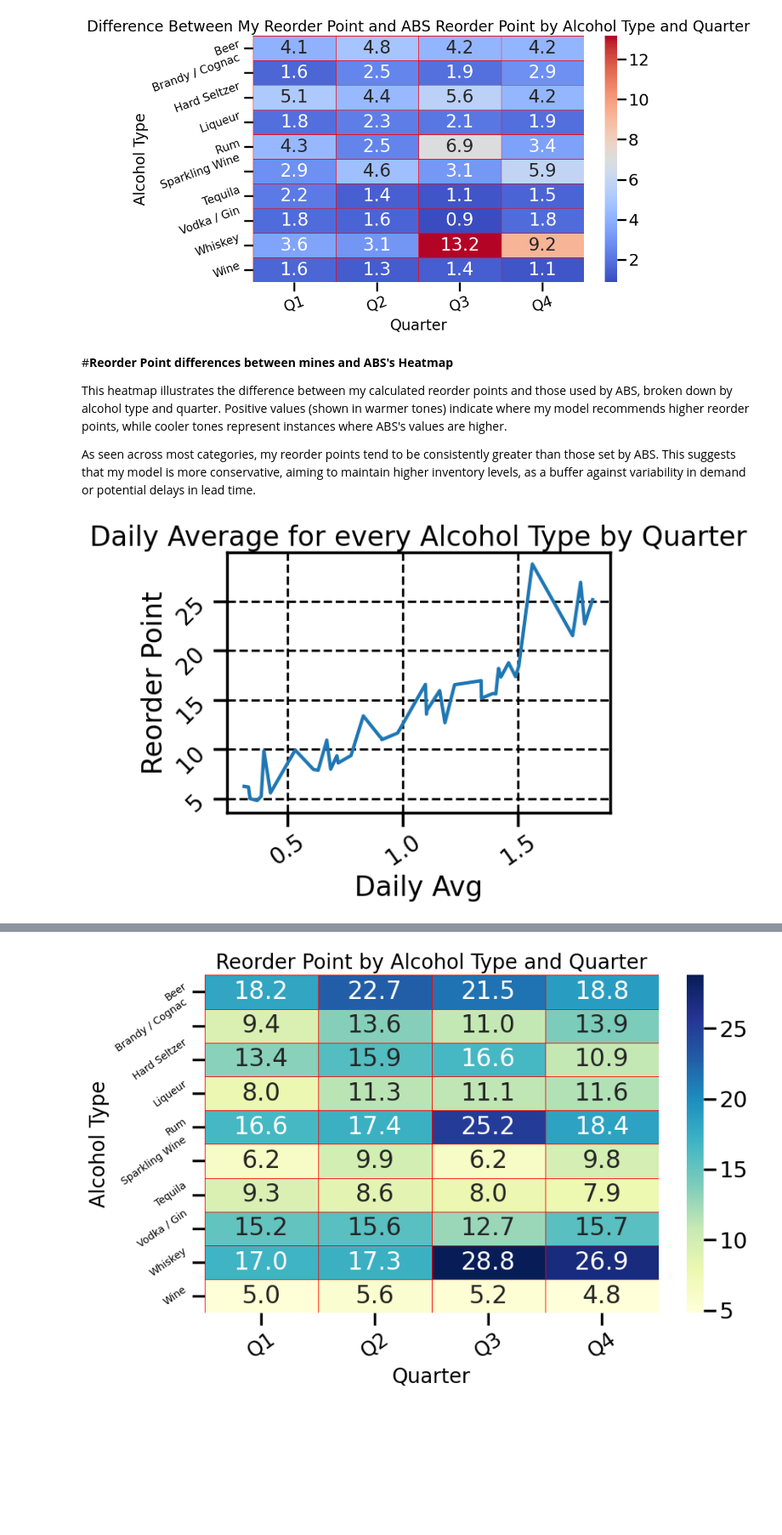
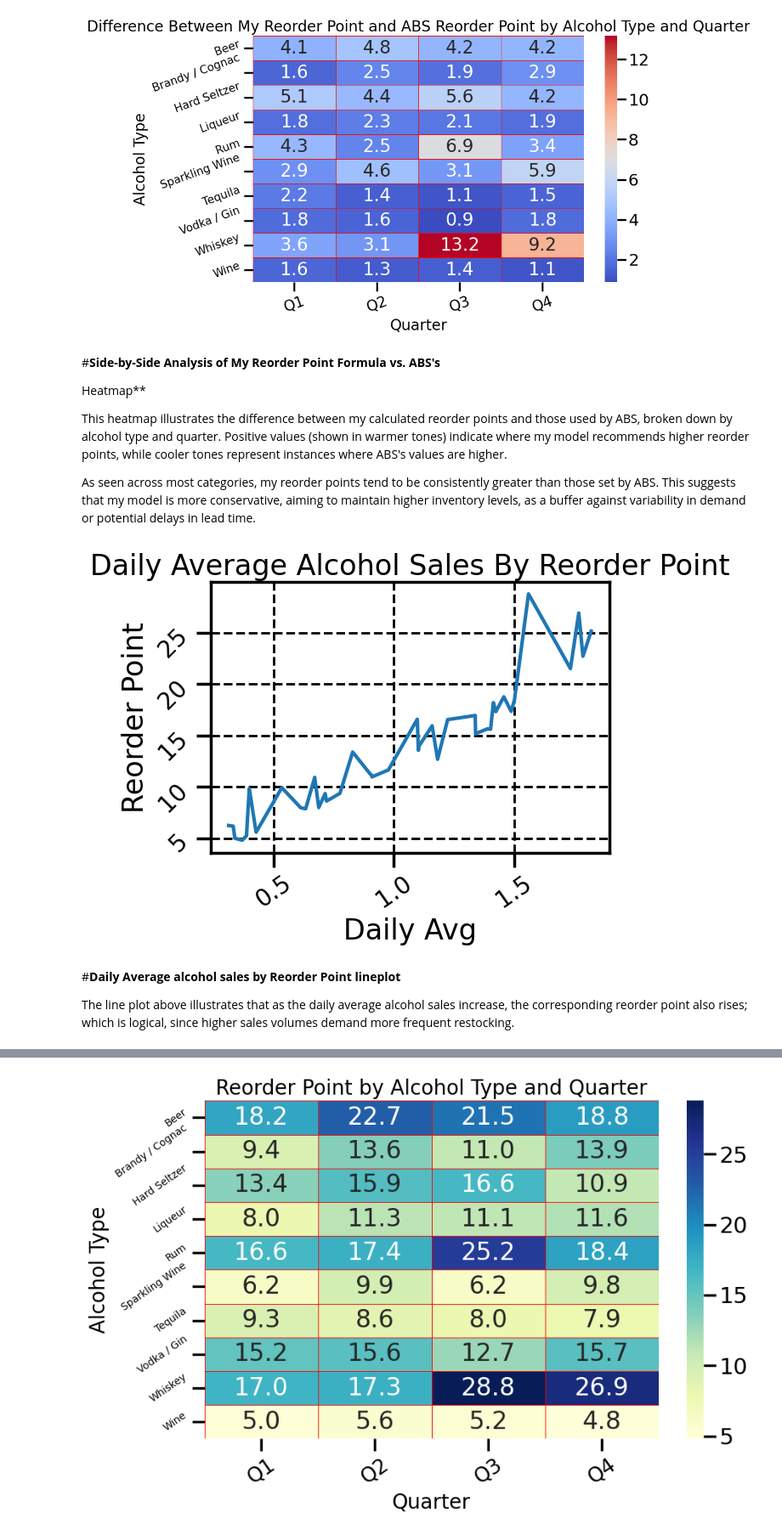
Before and after one commit to alexkardan/ABS-Visualizations, a Jupyter notebook: ABS_Low_Volume_Store.ipynb, the cells around one changed output, grey strips where cells are left out. Shown at 85% size. Saved outputs shown, nothing was run; the diff lists cells and outputs as text; code cells hidden in the pictures; blank space fills up the shorter version.

Commit message:
Finished on comments to new visualizations that had anything to do with ABS's reorder system when compared to mines and adjusted the daily average lineplot title.

```diff
--- a/ABS_Low_Volume_Store.ipynb
+++ b/ABS_Low_Volume_Store.ipynb
@@ -474,7 +474,9 @@ plt.show()
 # %% [output]
 [figure]
 # %% [markdown]
-#**Reorder Point differences between mines and ABS's Heatmap**
+#**Side-by-Side Analysis of My Reorder Point Formula vs. ABS's**
+
+ Heatmap**
 
 This heatmap illustrates the difference between my calculated reorder points and those used by ABS, broken down by alcohol type and quarter. Positive values (shown in warmer tones) indicate where my model recommends higher reorder points, while cooler tones represent instances where ABS's values are higher.
 
@@ -482,16 +484,20 @@ As seen across most categories, my reorder points tend to be consistently greate
 # %%
 sns.lineplot(x = 'Daily Avg', y = 'Reorder Point', data = weekly_stats)
 
 sns.set_context("poster")
 plt.tight_layout()
-plt.title("Daily Average for every Alcohol Type by Quarter")
+plt.title("Daily Average Alcohol Sales By Reorder Point")
 plt.grid(linestyle = "--", color = "black")
 plt.xticks(rotation = 35, fontsize = 20)
 plt.yticks(range(5,30,5),rotation = 45, fontsize = 20)
 plt.gca().set_axisbelow(True)
 plt.show()
 # %% [output]
-[figure, old version]
+[figure, new version]
+# %% [markdown]
+#**Daily Average alcohol sales by Reorder Point lineplot**
+
+The line plot above illustrates that as the daily average alcohol sales increase, the corresponding reorder point also rises; which is logical, since higher sales volumes demand more frequent restocking.
 # %%
 plt.figure(figsize = (10,6))
 heatmap_data = weekly_stats.pivot_table(
```
Also changed, not shown: parts of 6 cells of this notebook.
